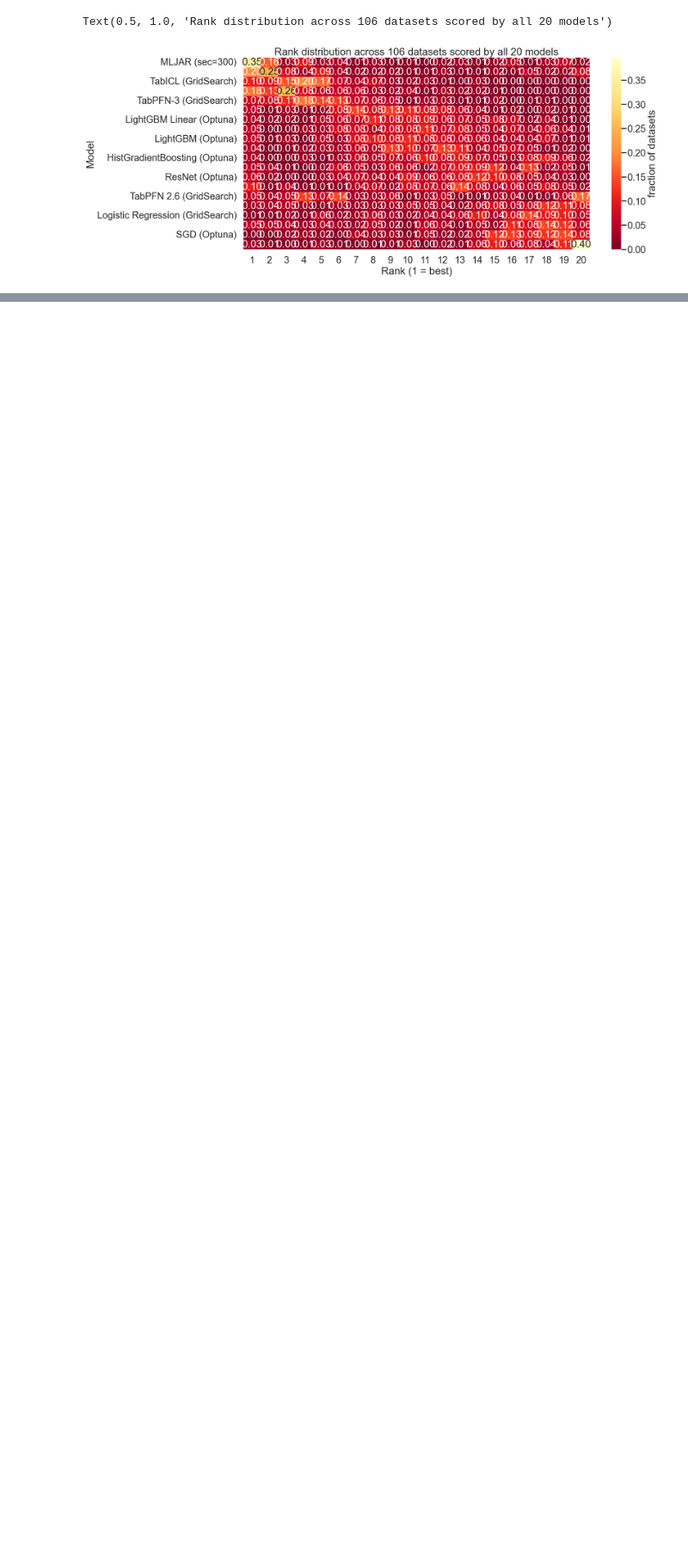
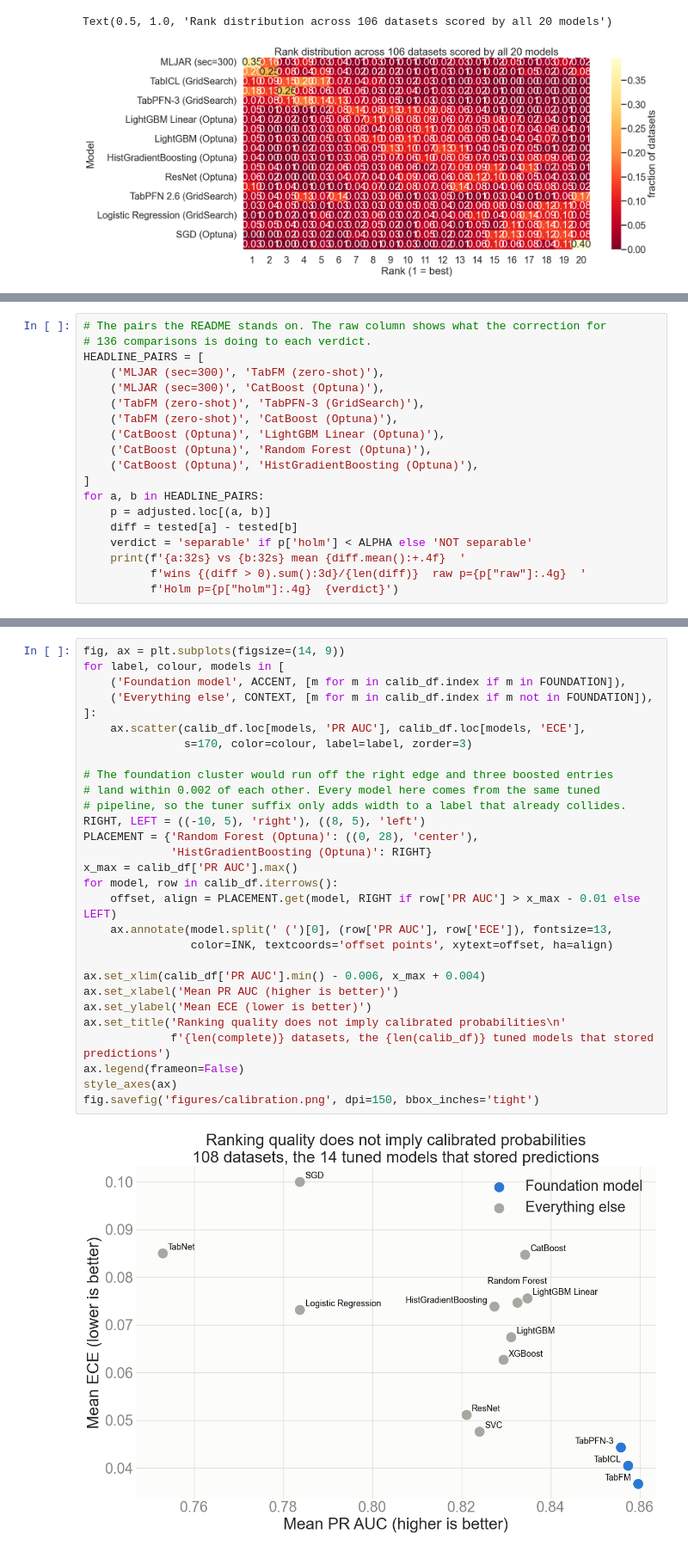
Before and after one commit to firefly1248/SmallDataBenchmarks, a Jupyter notebook: figures.ipynb, the cells around one changed output, grey strips where cells are left out. Shown at 86% size. Saved outputs shown, nothing was run; the diff lists cells and outputs as text; blank space fills up the shorter version.

```diff
--- a/figures.ipynb
+++ b/figures.ipynb
@@ -313,0 +342,19 @@ Text(0.5, 1.0, 'Rank distribution across 106 datasets scored by all 20 models')
+# %%
+# The pairs the README stands on. The raw column shows what the correction for
+# 136 comparisons is doing to each verdict.
+HEADLINE_PAIRS = [
+    ('MLJAR (sec=300)', 'TabFM (zero-shot)'),
+    ('MLJAR (sec=300)', 'CatBoost (Optuna)'),
+    ('TabFM (zero-shot)', 'TabPFN-3 (GridSearch)'),
+    ('TabFM (zero-shot)', 'CatBoost (Optuna)'),
+    ('CatBoost (Optuna)', 'LightGBM Linear (Optuna)'),
+    ('CatBoost (Optuna)', 'Random Forest (Optuna)'),
+    ('CatBoost (Optuna)', 'HistGradientBoosting (Optuna)'),
+]
+for a, b in HEADLINE_PAIRS:
+    p = adjusted.loc[(a, b)]
+    diff = tested[a] - tested[b]
+    verdict = 'separable' if p['holm'] < ALPHA else 'NOT separable'
+    print(f'{a:32s} vs {b:32s} mean {diff.mean():+.4f}  '
+          f'wins {(diff > 0).sum():3d}/{len(diff)}  raw p={p["raw"]:.4g}  '
+          f'Holm p={p["holm"]:.4g}  {verdict}')
@@ -314,3 +433,34 @@ Text(0.5, 1.0, 'Rank distribution across 106 datasets scored by all 20 models')
+# %%
+fig, ax = plt.subplots(figsize=(14, 9))
+for label, colour, models in [
+    ('Foundation model', ACCENT, [m for m in calib_df.index if m in FOUNDATION]),
+    ('Everything else', CONTEXT, [m for m in calib_df.index if m not in FOUNDATION]),
+]:
+    ax.scatter(calib_df.loc[models, 'PR AUC'], calib_df.loc[models, 'ECE'],
+               s=170, color=colour, label=label, zorder=3)
+
+# The foundation cluster would run off the right edge and three boosted entries
+# land within 0.002 of each other. Every model here comes from the same tuned
+# pipeline, so the tuner suffix only adds width to a label that already collides.
+RIGHT, LEFT = ((-10, 5), 'right'), ((8, 5), 'left')
+PLACEMENT = {'Random Forest (Optuna)': ((0, 28), 'center'),
+             'HistGradientBoosting (Optuna)': RIGHT}
+x_max = calib_df['PR AUC'].max()
+for model, row in calib_df.iterrows():
+    offset, align = PLACEMENT.get(model, RIGHT if row['PR AUC'] > x_max - 0.01 else LEFT)
+    ax.annotate(model.split(' (')[0], (row['PR AUC'], row['ECE']), fontsize=13,
+                color=INK, textcoords='offset points', xytext=offset, ha=align)
+
+ax.set_xlim(calib_df['PR AUC'].min() - 0.006, x_max + 0.004)
+ax.set_xlabel('Mean PR AUC (higher is better)')
+ax.set_ylabel('Mean ECE (lower is better)')
+ax.set_title('Ranking quality does not imply calibrated probabilities\n'
+             f'{len(complete)} datasets, the {len(calib_df)} tuned models that stored predictions')
+ax.legend(frameon=False)
+style_axes(ax)
+fig.savefig('figures/calibration.png', dpi=150, bbox_inches='tight')
+# %% [output]
+[figure, added]
 # %%
 # variability of delta (across folds) vs number of samples
 g = sns.lmplot(
```
Also changed, not shown: parts of 4 cells of this notebook, 10 other files.
